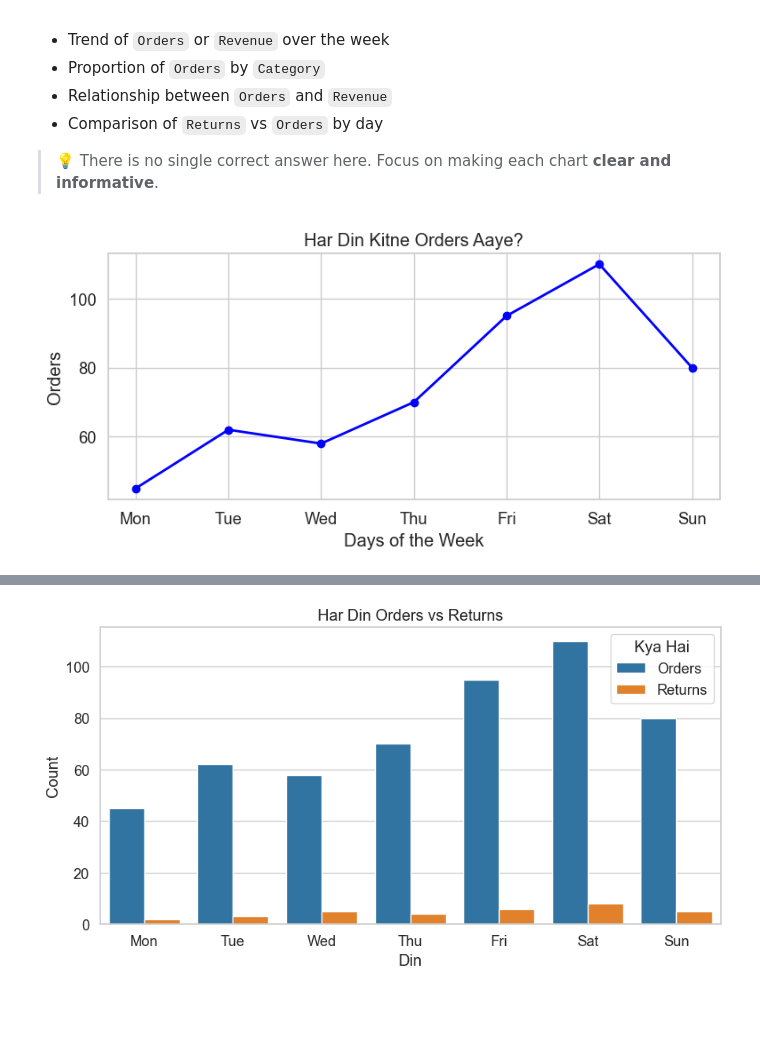
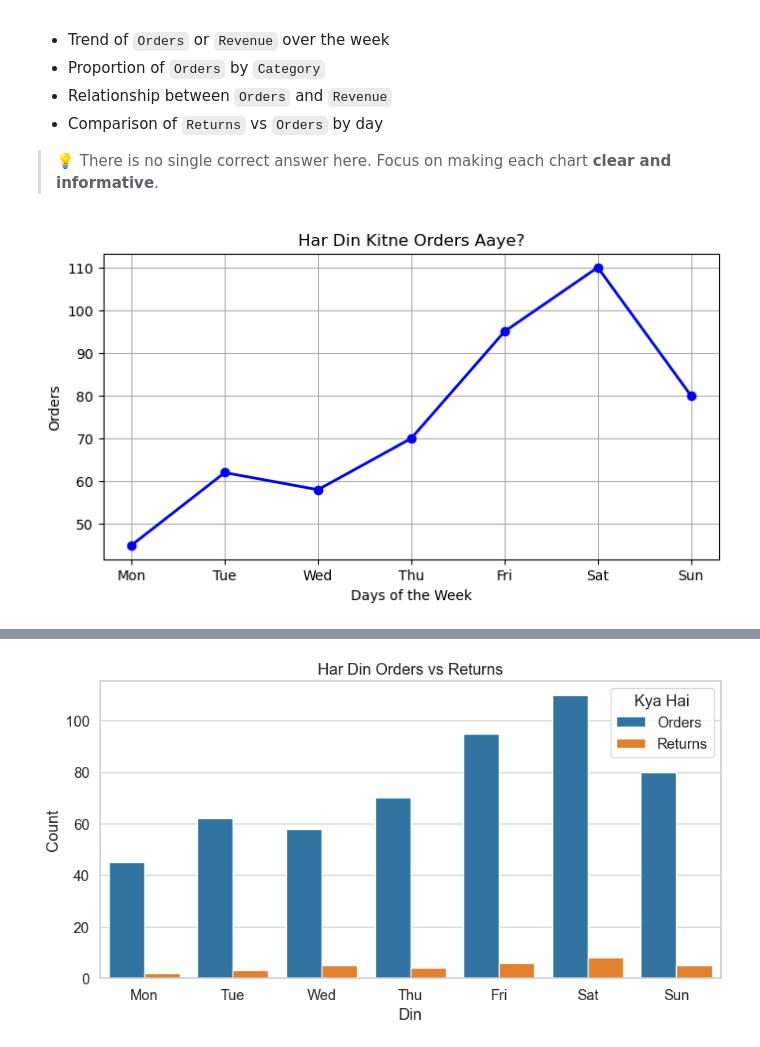
Before and after one commit to tashfeen786/Netsol-week-1, a Jupyter notebook: Data_Visualization_Worksheet.ipynb, the cells around one changed output, grey strips where cells are left out. Cells and saved outputs as stored; diff of their text form; code cells hidden in the pictures; blank space fills up the shorter version.

```diff
--- a/Data_Visualization_Worksheet.ipynb
+++ b/Data_Visualization_Worksheet.ipynb
@@ -522,35 +522,34 @@ import numpy as np
 import matplotlib.pyplot as plt
 import seaborn as sns
 import plotly.express as px
 
 df = pd.DataFrame({
     'Day':      ['Mon','Tue','Wed','Thu','Fri','Sat','Sun'],
     'Orders':   [45,   62,   58,   70,   95,  110,   80 ],
     'Revenue':  [900, 1240, 1160, 1400, 1900, 2200, 1600],
     'Returns':  [2,    3,    5,    4,    6,    8,    5   ],
     'Category': ['Electronics','Clothing','Books','Electronics','Clothing','Books','Electronics']
 })
 
 # ── Chart 1 ──────────────────────────────────────────────────────────────
 # Chart type chosen:  bar chart (seaborn)
 # Why it suits this data: Har din Orders vs Returns COMPARE karna hai
 # Bar chart best hota hai jab do cheezein side by side compare karni hon
 
 # YOUR CODE HERE
 plt.figure(figsize=(8, 4))
 plt.plot(df['Day'], df['Orders'],
          marker='o',
          color='blue',
          linewidth=2)
 
 plt.title("Har Din Kitne Orders Aaye?")
 plt.xlabel("Days of the Week")
 plt.ylabel("Orders")
 plt.grid(True)
-plt.tight_layout()
 plt.show()
 # %% [output]
-[figure, old version]
+[figure, new version]
 # %%
 # ── Chart 2 ──────────────────────────────────────────────────────────────
 # Chart type chosen: pie chart (matplotlib)
```
Also changed, not shown: parts of 1 cell of this notebook.
